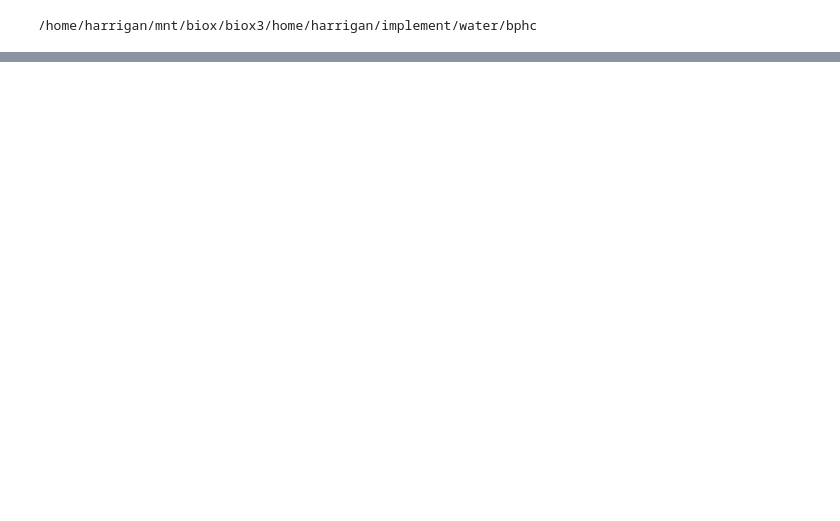
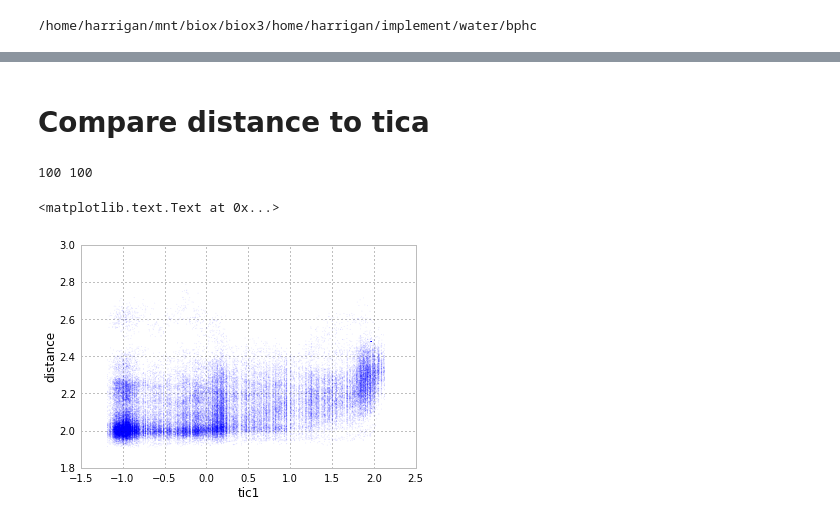
Before and after one commit to mpharrigan/wetmsm, a Jupyter notebook: ipython/bphc_com.ipynb, the cells around one changed output, grey strips where cells are left out. Saved outputs shown, nothing was run; the diff lists cells and outputs as text; code cells hidden in the pictures; blank space fills up the shorter version.

Commit message:
Redo center of mass notebook

```diff
--- a/ipython/bphc_com.ipynb
+++ b/ipython/bphc_com.ipynb
@@ -15,5 +10,0 @@ cd ~/biox/implement/water/bphc/
-# %%
-traj = md.load('testdata/SYS1/0_centered.xtc', top='system_eq1.pdb')
-ll = [a.index for a in traj.topology.atoms if a.residue.name != "HOH" and a.residue.name != "NA"]
-print(np.max(ll))
-print(len(ll))
@@ -25,3 +14,15 @@ print(len(ll))
+# %%
+def calculate_distance2(com1, com2):
+    diff = com2 - com1
+    dotty = np.dot(diff, diff.T)
+    return np.diag(dotty)
 # %%
-traj1 = md.load('data/SYS1/0_centered.xtc', top='system_eq1.pdb', atom_indices=range(2007))
-traj2 = md.load('data/SYS1/0_centered.xtc', top='system_eq1.pdb', atom_indices=range(2007, 4468))
+comds = list()
+for tfn in glob.glob('data/SYS*/0_centered.xtc'):
+    traj1 = md.load(tfn, top='system_eq1.pdb', atom_indices=range(2007))
+    traj2 = md.load(tfn, top='system_eq1.pdb', atom_indices=range(2007, 4468))
+    com1 = md.compute_center_of_mass(traj1)
+    com2 = md.compute_center_of_mass(traj2)
+    comd = calculate_distance2(com1, com2)
+    comds.append(comd)
+    print(tfn)
@@ -31,5 +31,0 @@ com2 = md.compute_center_of_mass(traj2)
-# %%
-dis = np.zeros(len(com1))
-for i in range(len(com1)):
-    diff = com2[i]-com1[i]
-    dis[i] = np.dot(diff, diff)
@@ -83,0 +43,13 @@ md.element.oxygen.mass
+# %% [markdown]
+# Compare distance to tica
+# %%
+#TODO: Load
+print len(concat_t), len(comds)
+for i, (fp, dd) in enumerate(zip(concat_t, comds)):
+    if len(fp[:,0]) == len(dd):
+        plt.scatter(fp[::1,0], np.sqrt(dd[::1]), s=1, alpha=0.1, linewidth=0)
+plt.xlabel('tic1'); plt.ylabel('distance')
+# %% [output]
+100 100
+<matplotlib.text.Text at 0x...>
+[figure, added]
```
Also changed, not shown: parts of 26 cells of this notebook, 1 other file.
